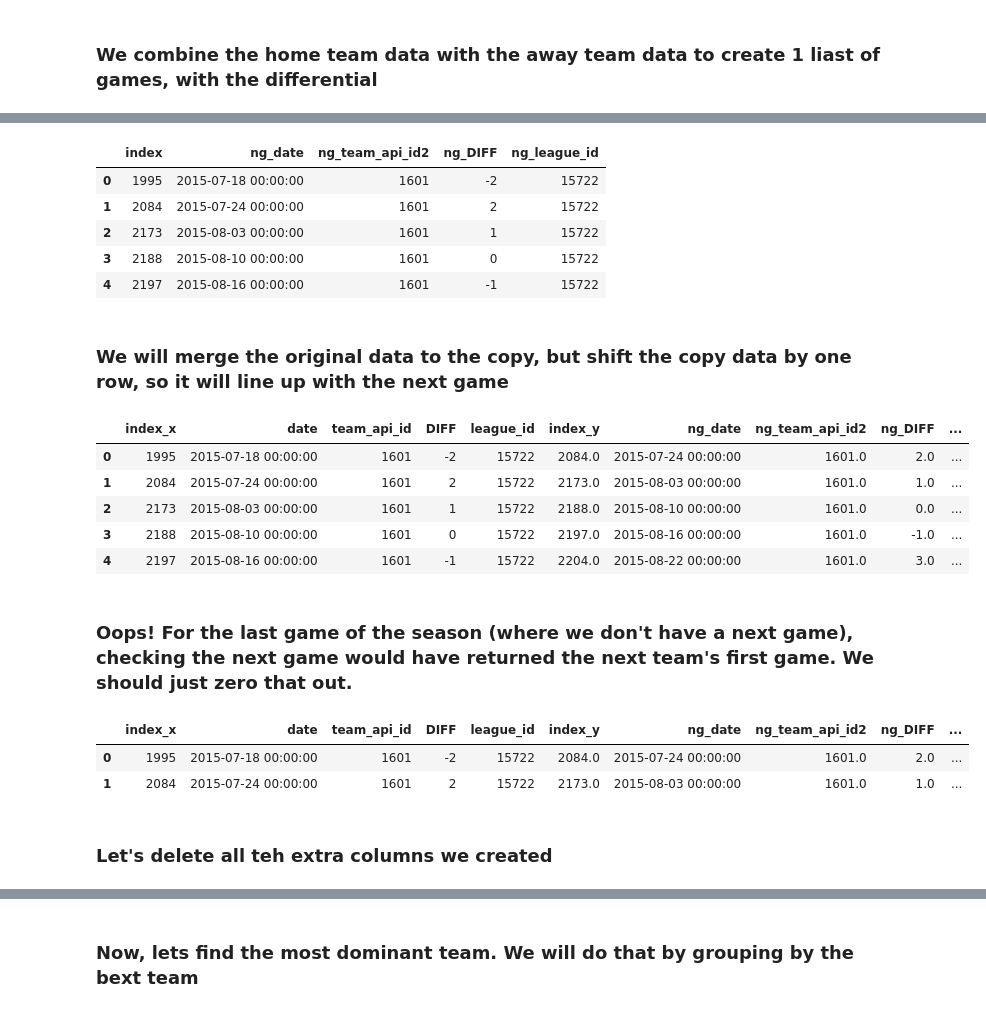
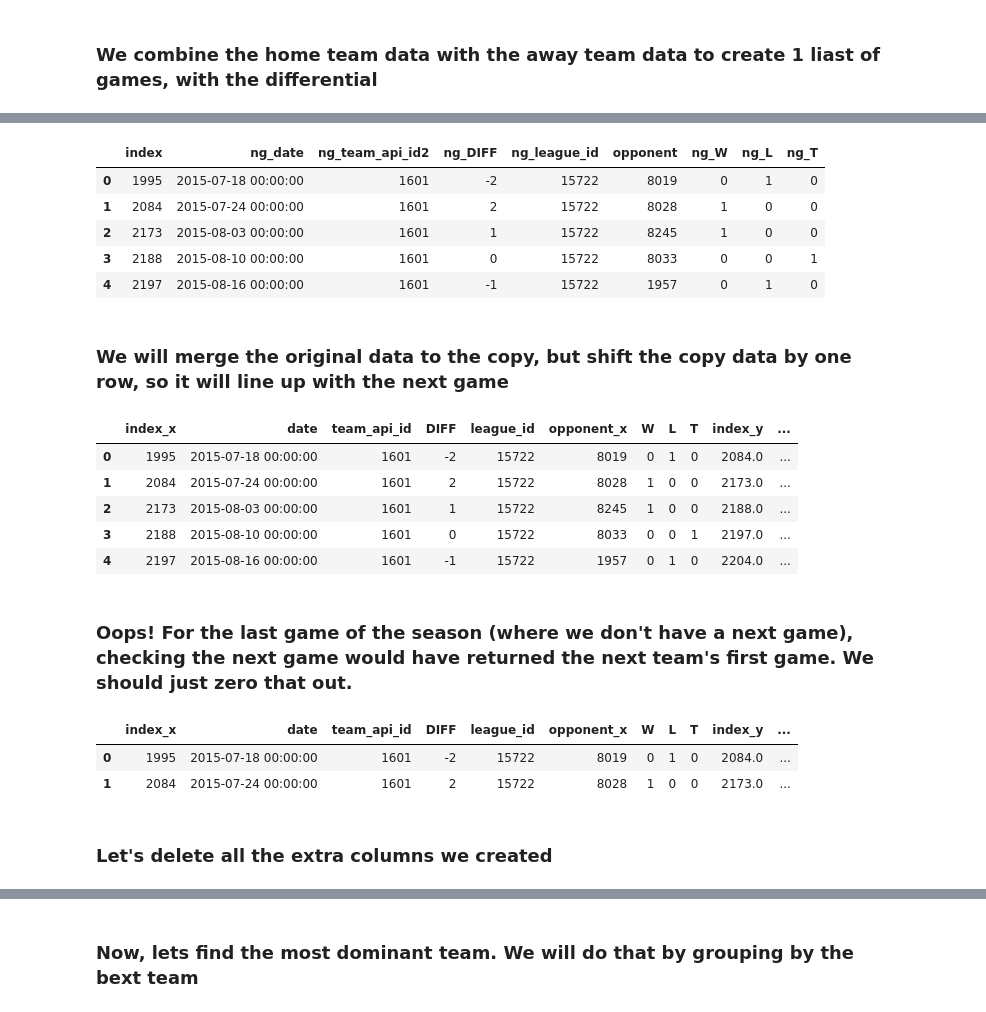
Before and after one commit to ShaleshK/project-one, a Jupyter notebook: fifa.ipynb, the cells around one changed output, grey strips where cells are left out. Saved outputs shown, nothing was run; the diff lists cells and outputs as text; code cells hidden in the pictures.

```diff
--- a/fifa.ipynb
+++ b/fifa.ipynb
@@ -23,5 +25,8 @@ conn)
 MATCH_df["HOME_DIFF"] = MATCH_df["home_team_goal"]- MATCH_df["away_team_goal"]
 MATCH_df["AWAY_DIFF"] = MATCH_df["away_team_goal"]- MATCH_df["home_team_goal"]
 
-MATCH_home_df=MATCH_df.loc[:,["date","home_team_api_id", "HOME_DIFF","league_id"]]
-MATCH_away_df=MATCH_df.loc[:,["date","away_team_api_id", "AWAY_DIFF","league_id"]]
+MATCH_home_df=MATCH_df.loc[:,["date","home_team_api_id", "HOME_DIFF","league_id","away_team_api_id"]]
+MATCH_away_df=MATCH_df.loc[:,["date","away_team_api_id", "AWAY_DIFF","league_id","home_team_api_id"]]
+
+MATCH_away_df.head()
+MATCH_home_df.head()
@@ -28,8 +92,11 @@ MATCH_away_df=MATCH_df.loc[:,["date","away_team_api_id", "AWAY_DIFF","league_id"
 # %% [markdown]
 ### We combine the home team data with the away team data to create 1 liast of games, with the differential
 # %%
-MATCH_home_df = MATCH_home_df.rename(columns={"home_team_api_id": "team_api_id","HOME_DIFF":"DIFF" })
-MATCH_away_df = MATCH_away_df.rename(columns={"away_team_api_id": "team_api_id","AWAY_DIFF":"DIFF" })
+MATCH_home_df = MATCH_home_df.rename(columns={"home_team_api_id": "team_api_id","HOME_DIFF":"DIFF","away_team_api_id": "opponent" })
+MATCH_away_df = MATCH_away_df.rename(columns={"away_team_api_id": "team_api_id","AWAY_DIFF":"DIFF","home_team_api_id": "opponent" })
+
+
+
 
 frames = [MATCH_home_df, MATCH_away_df]
 all_games_unsorted = pd.concat(frames)
@@ -49,43 +116,55 @@ all_games.head()
 # %%
-next_game = all_games.copy()
-next_game = next_game.rename(columns={"DIFF": "ng_DIFF",
+next_game_unsorted = all_games.copy()
+next_game_unsorted = next_game_unsorted.rename(columns={"DIFF": "ng_DIFF",
                                       "team_api_id": "ng_team_api_id2",
                                       "league_id":   "ng_league_id",
-                                      "date":   "ng_date"
-                                                                     })
+                                      "date":   "ng_date",
+                                      "W": "ng_W",
+                                      "L": "ng_L",
+                                      "T": "ng_T" })
 
+next_game = next_game_unsorted.sort_values(by=["ng_team_api_id2","ng_date"])
 next_game.head()
 # %% [output]
-|  | index | ng_date | ng_team_api_id2 | ng_DIFF | ng_league_id |
-| 0 | 1995 | 2015-07-18 00:00:00 | 1601 | -2 | 15722 |
-| 1 | 2084 | 2015-07-24 00:00:00 | 1601 | 2 | 15722 |
-| 2 | 2173 | 2015-08-03 00:00:00 | 1601 | 1 | 15722 |
-| 3 | 2188 | 2015-08-10 00:00:00 | 1601 | 0 | 15722 |
-| 4 | 2197 | 2015-08-16 00:00:00 | 1601 | -1 | 15722 |
+|  | index | ng_date | ng_team_api_id2 | ng_DIFF | ng_league_id | opponent | ng_W | ng_L | ng_T |
+| 0 | 1995 | 2015-07-18 00:00:00 | 1601 | -2 | 15722 | 8019 | 0 | 1 | 0 |
+| 1 | 2084 | 2015-07-24 00:00:00 | 1601 | 2 | 15722 | 8028 | 1 | 0 | 0 |
+| 2 | 2173 | 2015-08-03 00:00:00 | 1601 | 1 | 15722 | 8245 | 1 | 0 | 0 |
+| 3 | 2188 | 2015-08-10 00:00:00 | 1601 | 0 | 15722 | 8033 | 0 | 0 | 1 |
+| 4 | 2197 | 2015-08-16 00:00:00 | 1601 | -1 | 15722 | 1957 | 0 | 1 | 0 |
 # %% [markdown]
 ### We will merge the original data to the copy, but shift the copy data by one row, so it will line up with the next game
 # %%
 #df_complete = pd.merge(all_games, next_game.shift(-1).fillna(0).astype(int), left_index=True, right_index=True)
 df_complete = pd.merge(all_games, next_game.shift(-1).fillna(0), left_index=True, right_index=True)
-df_complete.head()
+df_complete.head(5)
 # %% [output]
-|  | index_x | date | team_api_id | DIFF | league_id | index_y | ng_date | ng_team_api_id2 | ng_DIFF | ... |
-| 0 | 1995 | 2015-07-18 00:00:00 | 1601 | -2 | 15722 | 2084.0 | 2015-07-24 00:00:00 | 1601.0 | 2.0 | ... |
-| 1 | 2084 | 2015-07-24 00:00:00 | 1601 | 2 | 15722 | 2173.0 | 2015-08-03 00:00:00 | 1601.0 | 1.0 | ... |
-| 2 | 2173 | 2015-08-03 00:00:00 | 1601 | 1 | 15722 | 2188.0 | 2015-08-10 00:00:00 | 1601.0 | 0.0 | ... |
-| 3 | 2188 | 2015-08-10 00:00:00 | 1601 | 0 | 15722 | 2197.0 | 2015-08-16 00:00:00 | 1601.0 | -1.0 | ... |
-| 4 | 2197 | 2015-08-16 00:00:00 | 1601 | -1 | 15722 | 2204.0 | 2015-08-22 00:00:00 | 1601.0 | 3.0 | ... |
+|  | index_x | date | team_api_id | DIFF | league_id | opponent_x | W | L | T | index_y | ... |
+| 0 | 1995 | 2015-07-18 00:00:00 | 1601 | -2 | 15722 | 8019 | 0 | 1 | 0 | 2084.0 | ... |
+| 1 | 2084 | 2015-07-24 00:00:00 | 1601 | 2 | 15722 | 8028 | 1 | 0 | 0 | 2173.0 | ... |
+| 2 | 2173 | 2015-08-03 00:00:00 | 1601 | 1 | 15722 | 8245 | 1 | 0 | 0 | 2188.0 | ... |
+| 3 | 2188 | 2015-08-10 00:00:00 | 1601 | 0 | 15722 | 8033 | 0 | 0 | 1 | 2197.0 | ... |
+| 4 | 2197 | 2015-08-16 00:00:00 | 1601 | -1 | 15722 | 1957 | 0 | 1 | 0 | 2204.0 | ... |
 # %% [markdown]
 ### Oops!  For the last game of the season (where we don't have a next game), checking the next game would have returned the next team's first game.  We should just zero that out.
 # %%
 #df.loc[df.First_name == 'Bill', 'name_match'] = 'Match'
 df_complete.sort_values(by=["team_api_id","date"]).head()
 df_complete.loc[df_complete.team_api_id != df_complete.ng_team_api_id2, "ng_DIFF"] = 0
+df_complete.loc[df_complete.team_api_id != df_complete.ng_team_api_id2, "ng_league_id"] = 0
+df_complete.loc[df_complete.team_api_id != df_complete.ng_team_api_id2, "opponent_y"] = 0
+df_complete.loc[df_complete.team_api_id != df_complete.ng_team_api_id2, "ng_date"] = 0
+df_complete.loc[df_complete.team_api_id != df_complete.ng_team_api_id2, "ng_W"] = 0
+df_complete.loc[df_complete.team_api_id != df_complete.ng_team_api_id2, "ng_L"] = 0
+df_complete.loc[df_complete.team_api_id != df_complete.ng_team_api_id2, "ng_T"] = 0
+
+
+
 df_complete.head(2)
 # %% [output]
-|  | index_x | date | team_api_id | DIFF | league_id | index_y | ng_date | ng_team_api_id2 | ng_DIFF | ... |
-| 0 | 1995 | 2015-07-18 00:00:00 | 1601 | -2 | 15722 | 2084.0 | 2015-07-24 00:00:00 | 1601.0 | 2.0 | ... |
-| 1 | 2084 | 2015-07-24 00:00:00 | 1601 | 2 | 15722 | 2173.0 | 2015-08-03 00:00:00 | 1601.0 | 1.0 | ... |
+|  | index_x | date | team_api_id | DIFF | league_id | opponent_x | W | L | T | index_y | ... |
+| 0 | 1995 | 2015-07-18 00:00:00 | 1601 | -2 | 15722 | 8019 | 0 | 1 | 0 | 2084.0 | ... |
+| 1 | 2084 | 2015-07-24 00:00:00 | 1601 | 2 | 15722 | 8028 | 1 | 0 | 0 | 2173.0 | ... |
 # %% [markdown]
-### Let's delete all teh extra columns we created
+### Let's delete all the extra columns we created
 # %%
```
Also changed, not shown: parts of 24 cells of this notebook.
